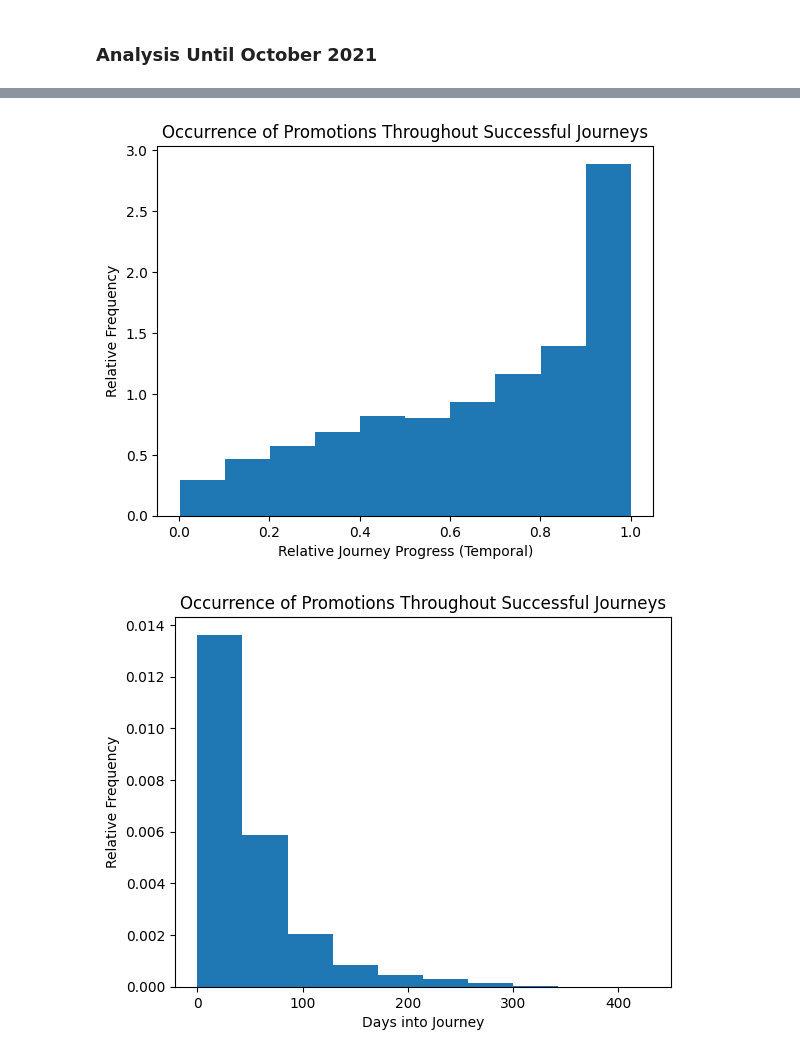
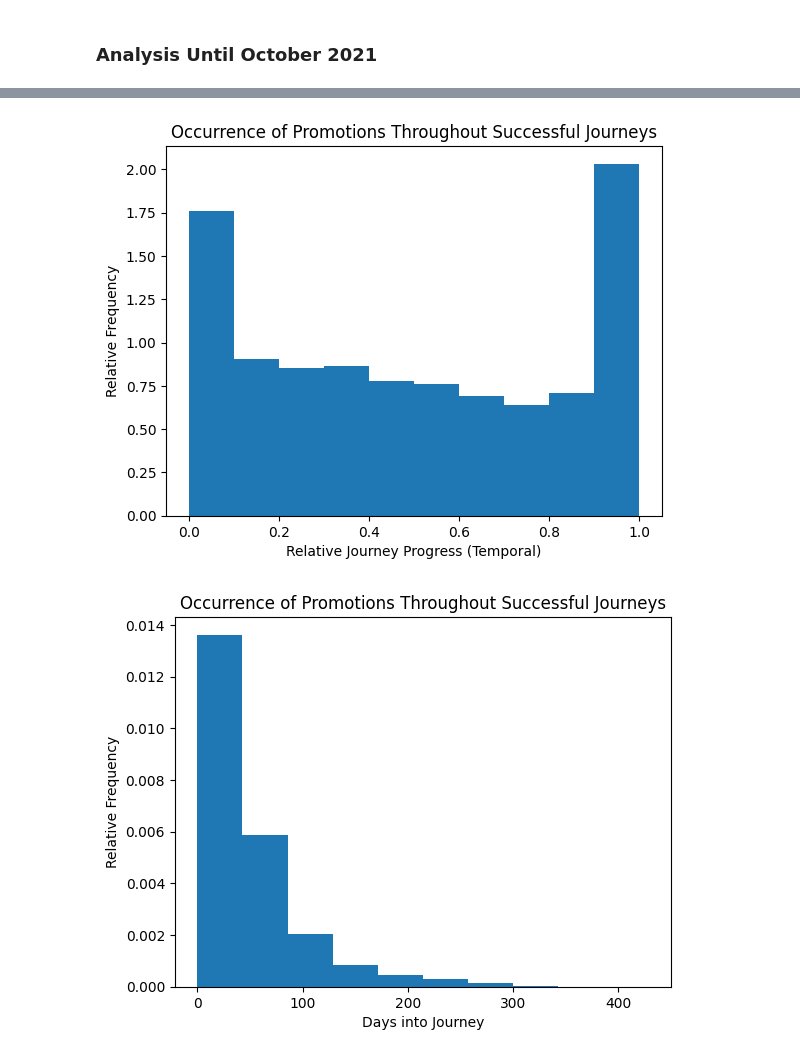
Before and after one commit to yubenjamin2022/UCLAStatsM148, a Jupyter notebook: promotions_eda.ipynb, the cells around one changed output, grey strips where cells are left out. Saved outputs shown, nothing was run; the diff lists cells and outputs as text; code cells hidden in the pictures.

```diff
--- a/promotions_eda.ipynb
+++ b/promotions_eda.ipynb
@@ -44,0 +299,13 @@ events_df_successful = pd.DataFrame({
+# %%
+prev_events = ['catalog_(mail)', 'promotion_created']
+
+plt.figure(figsize=(14, 4))
+for i, event in enumerate(prev_events):
+    plt.subplot(1, 2, i+1)
+    plt.hist(events_df_successful.loc[events_df_successful['previous_event'] == event, 'days_into_journey'] /
+         events_df_successful.loc[events_df_successful['previous_event'] == event, 'days_in_journey'],
+         density=True
+    )
+    plt.title(f'Relative Journey Progress w/ Previous Event {event}')
+
+plt.show()
@@ -105,0 +428,13 @@ events_df_unsuccessful = pd.DataFrame({
+# %%
+prev_events = ['browse_products', 'view_cart', 'begin_checkout', 'add_to_cart']
+
+plt.figure(figsize=(14, 8))
+for i, event in enumerate(prev_events):
+    plt.subplot(2, 2, i+1)
+    plt.hist(events_df_unsuccessful.loc[events_df_unsuccessful['previous_event'] == event, 'days_into_journey'] /
+         events_df_unsuccessful.loc[events_df_unsuccessful['previous_event'] == event, 'days_in_journey'],
+         density=True
+    )
+    plt.title(f'Relative Journey Progress w/ Previous Event {event}')
+
+plt.show()
@@ -105,0 +443,13 @@ events_df_unsuccessful = pd.DataFrame({
+# %%
+prev_events = ['catalog_(mail)', 'promotion_created']
+
+plt.figure(figsize=(14, 4))
+for i, event in enumerate(prev_events):
+    plt.subplot(1, 2, i+1)
+    plt.hist(events_df_unsuccessful.loc[events_df_unsuccessful['previous_event'] == event, 'days_into_journey'] /
+         events_df_unsuccessful.loc[events_df_unsuccessful['previous_event'] == event, 'days_in_journey'],
+         density=True
+    )
+    plt.title(f'Relative Journey Progress w/ Previous Event {event}')
+
+plt.show()
@@ -439,6 +791,7 @@ end_cutoff = pd.Timestamp('2021-10-01', tz='UTC')
 # %%
 event_numbers = []
 journey_times = []
+journey_lengths = []
 journey_time_proportions = []
 previous_events = []
 previous_time_diffs = []
@@ -451,6 +804,7 @@ for i, row in enumerate(df[(df['start_timestamp'] < end_cutoff) & (df['outcome']
     if len(promotion_indices) > 0:
         event_numbers.extend(promotion_indices + 1)
         journey_times.extend((row.timestamps[promotion_indices] - row.timestamps[0]) / np.timedelta64(1, 'D'))
+        journey_lengths.extend(len(promotion_indices) * [(row.timestamps[-1] - row.timestamps[0]) / np.timedelta64(1, 'D')])
         journey_time_proportions.extend((promotion_indices + 1) / len(row.event_names))
         previous_indices = promotion_indices - 1
         previous_events.extend(row.event_names[previous_indices])
@@ -471,6 +825,7 @@ for i, row in enumerate(df[(df['start_timestamp'] < end_cutoff) & (df['outcome']
 events_df_successful = pd.DataFrame({
     'event_number': event_numbers,
     'days_into_journey': journey_times,
+    'days_in_journey': journey_lengths,
     'relative_event_progress_through_journey': journey_time_proportions,
     'previous_event': previous_events,
     'time_delta_previous': previous_time_diffs,
@@ -480,11 +844,11 @@ events_df_successful = pd.DataFrame({
 # %%
-plt.hist(events_df_successful['relative_event_progress_through_journey'], density=True)
+plt.hist(events_df_successful['days_into_journey'] / events_df_successful['days_in_journey'], density=True)
 plt.xlabel('Relative Journey Progress (Temporal)')
 plt.ylabel('Relative Frequency')
 plt.title('Occurrence of Promotions Throughout Successful Journeys')
 plt.show()
 # %% [output]
-[figure, old version]
+[figure, new version]
 # %%
 plt.hist(events_df_successful['days_into_journey'], density=True)
 plt.xlabel('Days into Journey')
```
Also changed, not shown: parts of 56 cells of this notebook, 1 other file.
